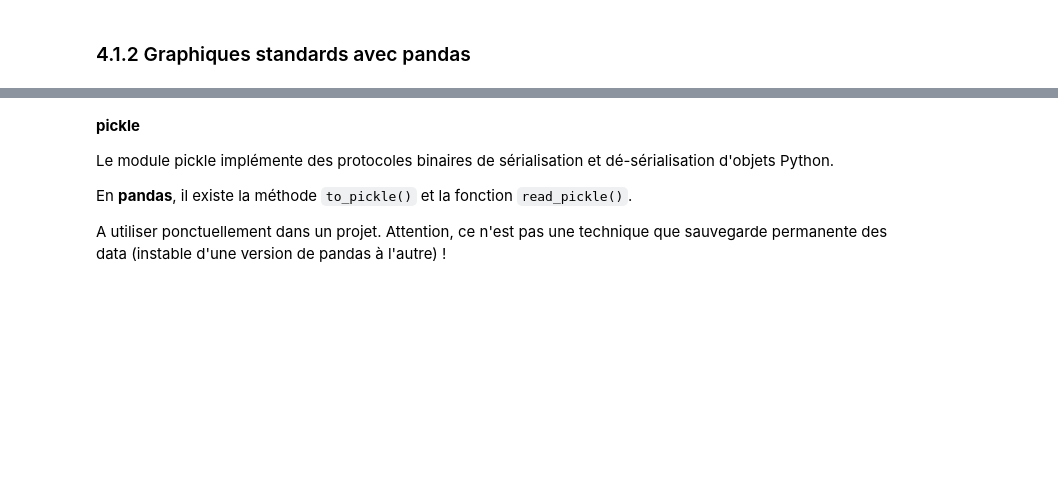
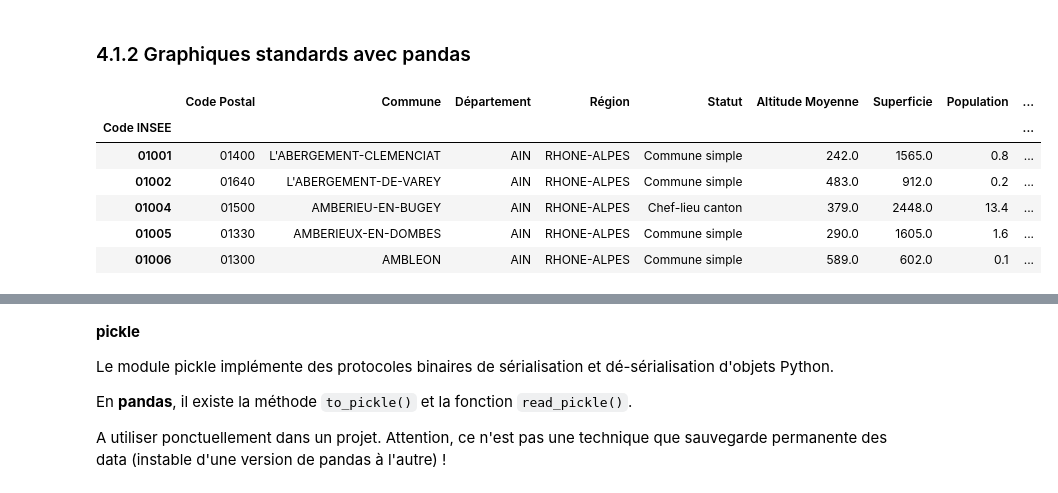
Before and after one commit to HTLandy/TIDE, a Jupyter notebook: notebooks/TIDE- 05 - matplotlib.ipynb, the cells around one changed output, grey strips where cells are left out. Cells and saved outputs as stored; diff of their text form; code cells hidden in the pictures; blank space fills up the shorter version.

```diff
--- a/notebooks/TIDE- 05 - matplotlib.ipynb
+++ b/notebooks/TIDE- 05 - matplotlib.ipynb
@@ -34,12 +34,20 @@ plt.style.use('seaborn-darkgrid')
 ### 4.1.2 Graphiques standards avec pandas
 # %%
 # chargement des données
-geo = pd.read_csv("correspondance-code-insee-code-postal.csv",
+geo = pd.read_csv("C:\\Users\\cleme\\Documents\\GitHub\\TIDE\\data\\correspondance-code-insee-code-postal.csv",
                    sep=';',
                    usecols=range(11),
                    index_col="Code INSEE")
 geo = geo.sort_index()
 geo.head()
+# %% [output]
+|  | Code Postal | Commune | Département | Région | Statut | Altitude Moyenne | Superficie | Population | ... |
+| Code INSEE |  |  |  |  |  |  |  |  | ... |
+| 01001 | 01400 | L'ABERGEMENT-CLEMENCIAT | AIN | RHONE-ALPES | Commune simple | 242.0 | 1565.0 | 0.8 | ... |
+| 01002 | 01640 | L'ABERGEMENT-DE-VAREY | AIN | RHONE-ALPES | Commune simple | 483.0 | 912.0 | 0.2 | ... |
+| 01004 | 01500 | AMBERIEU-EN-BUGEY | AIN | RHONE-ALPES | Chef-lieu canton | 379.0 | 2448.0 | 13.4 | ... |
+| 01005 | 01330 | AMBERIEUX-EN-DOMBES | AIN | RHONE-ALPES | Commune simple | 290.0 | 1605.0 | 1.6 | ... |
+| 01006 | 01300 | AMBLEON | AIN | RHONE-ALPES | Commune simple | 589.0 | 602.0 | 0.1 | ... |
 # %%
 %%time
 # chargement de nouvelles données
```
Also changed, not shown: parts of 25 cells of this notebook, 1 other file.
